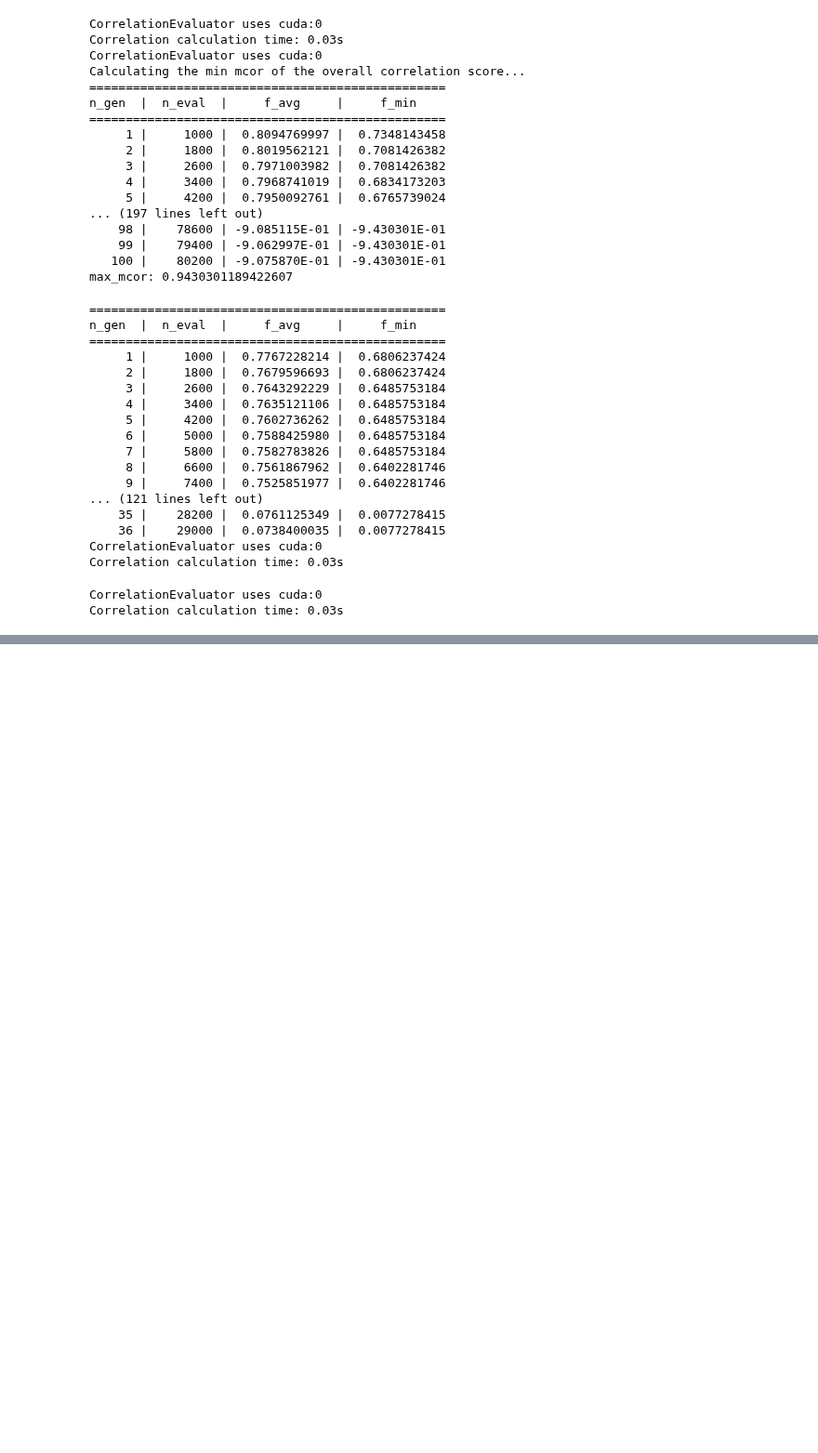
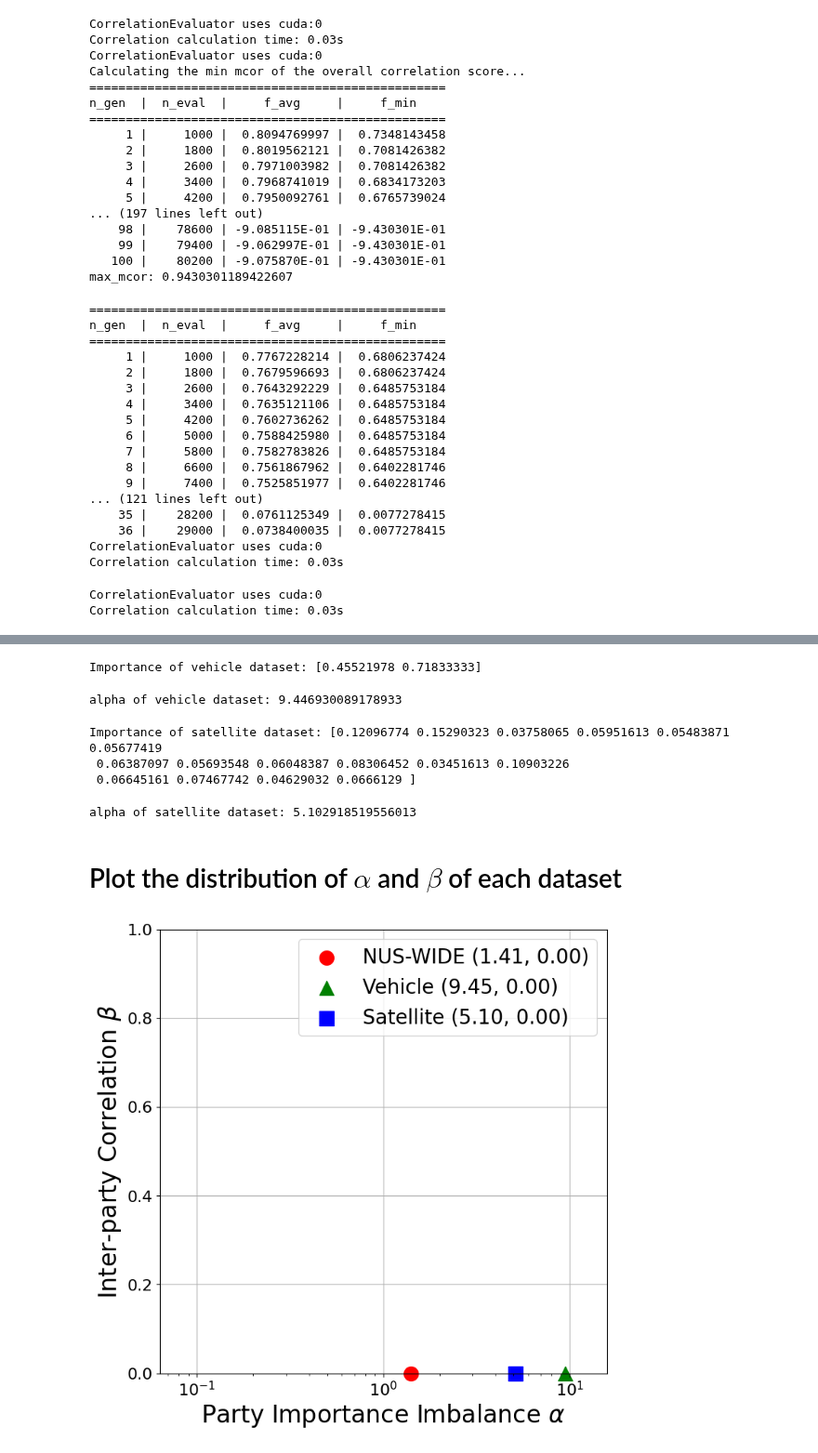
Before and after one commit to Xtra-Computing/VertiBench, a Jupyter notebook: plot-image.ipynb, the cells around one changed output, grey strips where cells are left out. Shown at 93% size. Drawn from its saved outputs; the diff is of its cells as text; code cells hidden in the pictures; blank space fills up the shorter version.

Commit message:
Implemented the notebook for generating all images in the main paper.

```diff
--- a/plot-image.ipynb
+++ b/plot-image.ipynb
@@ -222,0 +418,73 @@ Correlation calculation time: 0.03s
+# %%
+# train a model for vehicle dataset to evaluate Shapley value
+vehicle_model = XGBClassifier(n_estimators=50, max_depth=6, n_jobs=16, learning_rate=0.1, objective="multi:softmax", tree_method="gpu_hist")
+vehicle_model.fit(vehicle_X, vehicle_y, verbose=True)
+
+# evaluate importance of vehicle dataset
+imp_evaluator_vehicle = ImportanceEvaluator(sample_rate=0.001)
+imp_vehicle_scores = imp_evaluator_vehicle.evaluate(vehicle_Xs, vehicle_model.predict, max_evals=1500)
+print(f"Importance of vehicle dataset: {imp_vehicle_scores}")
+# %% [output]
+Importance of vehicle dataset: [0.45521978 0.71833333]
+# %%
+# estimate the alpha of vehicle dataset
+vehicle_alpha = corr_splitter_vehicle.evaluate_alpha(imp_vehicle_scores)
+print(f"alpha of vehicle dataset: {vehicle_alpha}")
+# %% [output]
+alpha of vehicle dataset: 9.446930089178933
+# %%
+# train a model for satellite dataset to evaluate Shapley value
+satellite_model = XGBClassifier(n_estimators=50, max_depth=6, n_jobs=16, learning_rate=0.1, objective="multi:softmax", tree_method="gpu_hist")
+satellite_X_train = np.concatenate(satellite_Xs_sample_flatten, axis=1)
+satellite_y_train = satellite_data.local_datasets[0].y
+satellite_model.fit(satellite_X_train, satellite_y_train, verbose=True)
+
+# evaluate importance of satellite dataset
+imp_evaluator_satellite = ImportanceEvaluator(sample_rate=0.01)
+imp_satellite_scores = imp_evaluator_satellite.evaluate(satellite_Xs_sample_flatten, satellite_model.predict, max_evals=3500)
+print(f"Importance of satellite dataset: {imp_satellite_scores}")
+# %% [output]
+Importance of satellite dataset: [0.12096774 0.15290323 0.03758065 0.05951613 0.05483871 0.05677419
+ 0.06387097 0.05693548 0.06048387 0.08306452 0.03451613 0.10903226
+ 0.06645161 0.07467742 0.04629032 0.0666129 ]
+# %%
+# estimate the alpha of satellite dataset
+satellite_alpha = corr_splitter_satellite.evaluate_alpha(imp_satellite_scores)
+print(f"alpha of satellite dataset: {satellite_alpha}")
+# %% [output]
+alpha of satellite dataset: 5.102918519556013
+# %% [markdown]
+# Plot the distribution of $\alpha$ and $\beta$ of each dataset
+# %%
+# plot the distribution of alpha and beta in one image, one dimension is importance-alpha, the other is correlation-beta
+# each dataset is a point in plot
+def round_in_range(x, min_x=0., max_x=1.):
+    if x < min_x:
+        return min_x
+    elif x > max_x:
+        return max_x
+    else:
+        return x
+
+wide_beta_round = round_in_range(beta_wide)
+vehicle_beta_round = round_in_range(beta_vehicle)
+satellite_beta_round = round_in_range(beta_satellite)
+
+fig, ax = plt.subplots(figsize=(8, 8))
+ax.scatter(wide_alpha, wide_beta_round, c="r", marker="o", label=rf"NUS-WIDE ({wide_alpha:.2f}, {wide_beta_round:.2f})",
+           s=200, clip_on=False)
+ax.scatter(vehicle_alpha, vehicle_beta_round, c="g", marker="^", label=rf"Vehicle ({vehicle_alpha:.2f}, {vehicle_beta_round:.2f})",
+           s=200, clip_on=False)
+ax.scatter(satellite_alpha, satellite_beta_round, c="b", marker="s", label=rf"Satellite ({satellite_alpha:.2f}, {satellite_beta_round:.2f})",
+           s=200, clip_on=False)
+ax.set_xlabel(r"Party Importance Imbalance $\alpha$", fontsize=24)
+ax.set_ylabel(r"Inter-party Correlation $\beta$", fontsize=24)
+ax.set_xlim([10**-1.2, 10**1.2])
+ax.set_ylim([0, 1])
+# set xaxis as log scale
+ax.set_xscale("log")
+ax.legend(fontsize=20)
+ax.grid(True)
+plt.show()
+# %% [output]
+[figure, added]
```
Also changed, not shown: parts of 13 cells of this notebook, 3 other files.
